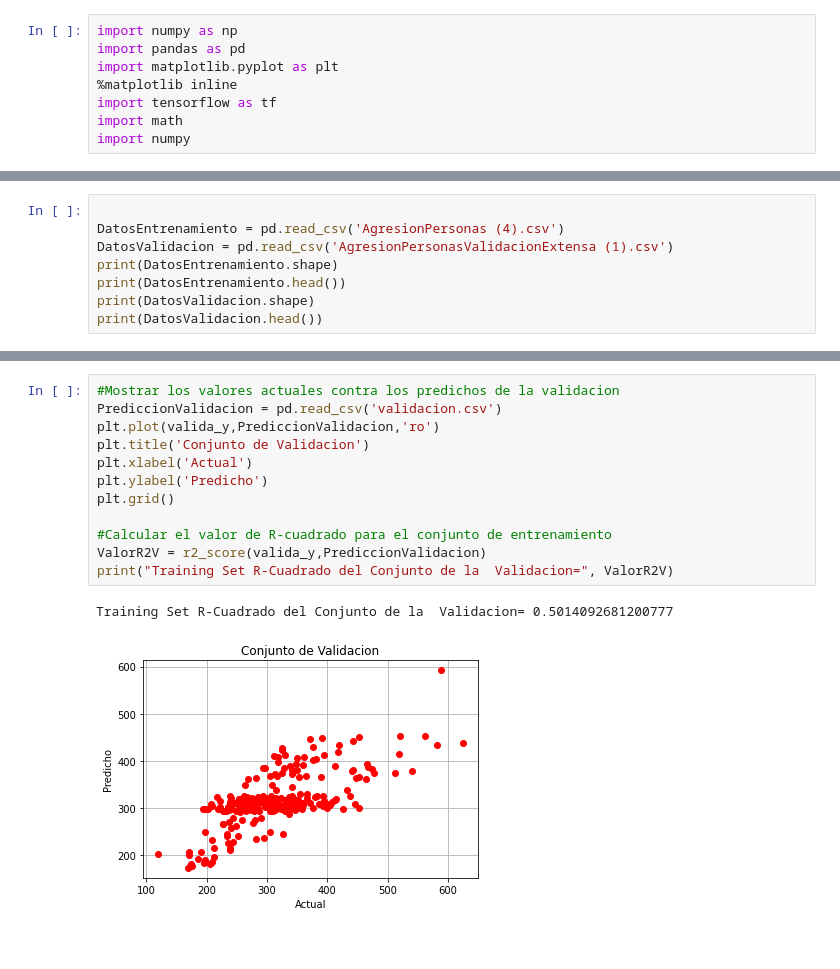
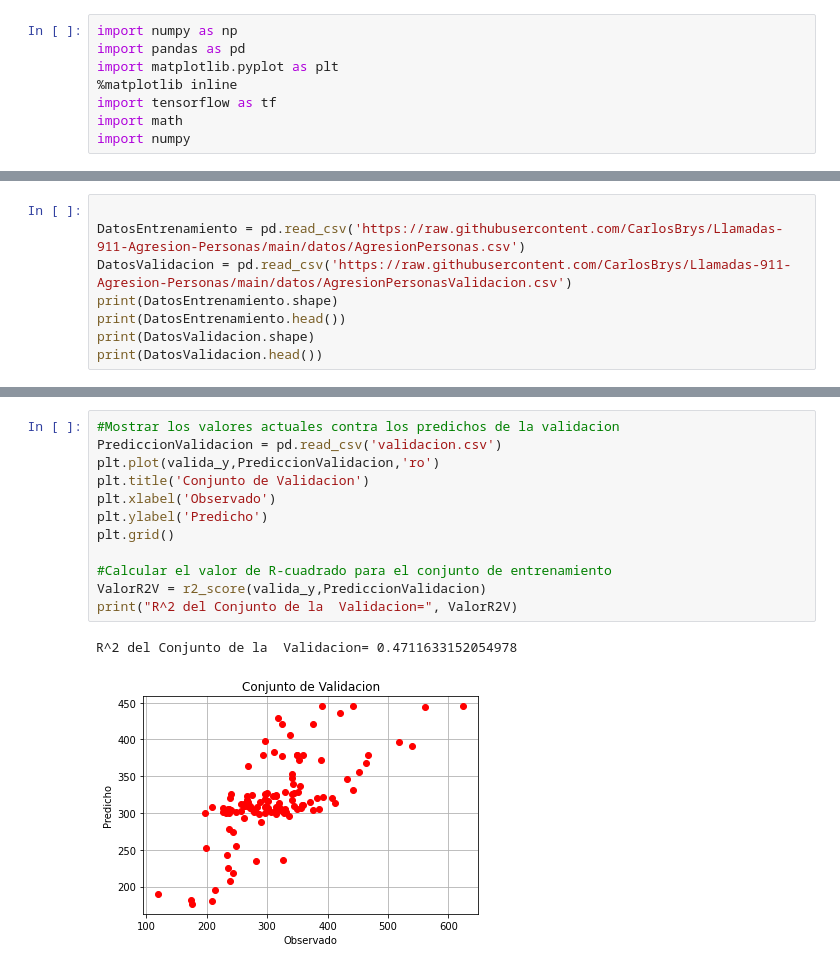
Before and after one commit to CarlosBrys/Llamadas-911-Agresion-Personas, a Jupyter notebook: 911_Delitos.ipynb, the cells around one changed output, grey strips where cells are left out. Saved outputs shown, nothing was run; the diff lists cells and outputs as text.

```diff
--- a/911_Delitos.ipynb
+++ b/911_Delitos.ipynb
@@ -34,7 +26,7 @@ Saving AgresionPersonas.csv to AgresionPersonas (4).csv
 # %%
 
-DatosEntrenamiento = pd.read_csv('AgresionPersonas (4).csv')
-DatosValidacion = pd.read_csv('AgresionPersonasValidacionExtensa (1).csv')
+DatosEntrenamiento = pd.read_csv('https://raw.githubusercontent.com/CarlosBrys/Llamadas-911-Agresion-Personas/main/datos/AgresionPersonas.csv')
+DatosValidacion = pd.read_csv('https://raw.githubusercontent.com/CarlosBrys/Llamadas-911-Agresion-Personas/main/datos/AgresionPersonasValidacion.csv')
 print(DatosEntrenamiento.shape)
 print(DatosEntrenamiento.head())
 print(DatosValidacion.shape)
@@ -170,15 +162,15 @@ Training Set R-Cuadrado del Conjunto de entrenamiento= 0.4730029530695652
 # %%
 #Mostrar los valores actuales contra los predichos de la validacion
 PrediccionValidacion = pd.read_csv('validacion.csv')
 plt.plot(valida_y,PrediccionValidacion,'ro')
 plt.title('Conjunto de Validacion')
-plt.xlabel('Actual')
+plt.xlabel('Observado')
 plt.ylabel('Predicho')
 plt.grid()
 
 #Calcular el valor de R-cuadrado para el conjunto de entrenamiento
 ValorR2V = r2_score(valida_y,PrediccionValidacion)
-print("Training Set R-Cuadrado del Conjunto de la  Validacion=", ValorR2V)
+print("R^2 del Conjunto de la  Validacion=", ValorR2V)
 # %% [output]
-Training Set R-Cuadrado del Conjunto de la  Validacion= 0.5014092681200777
+R^2 del Conjunto de la  Validacion= 0.4711633152054978
-[figure, old version]
+[figure, new version]
```
Also changed, not shown: parts of 8 cells of this notebook.
